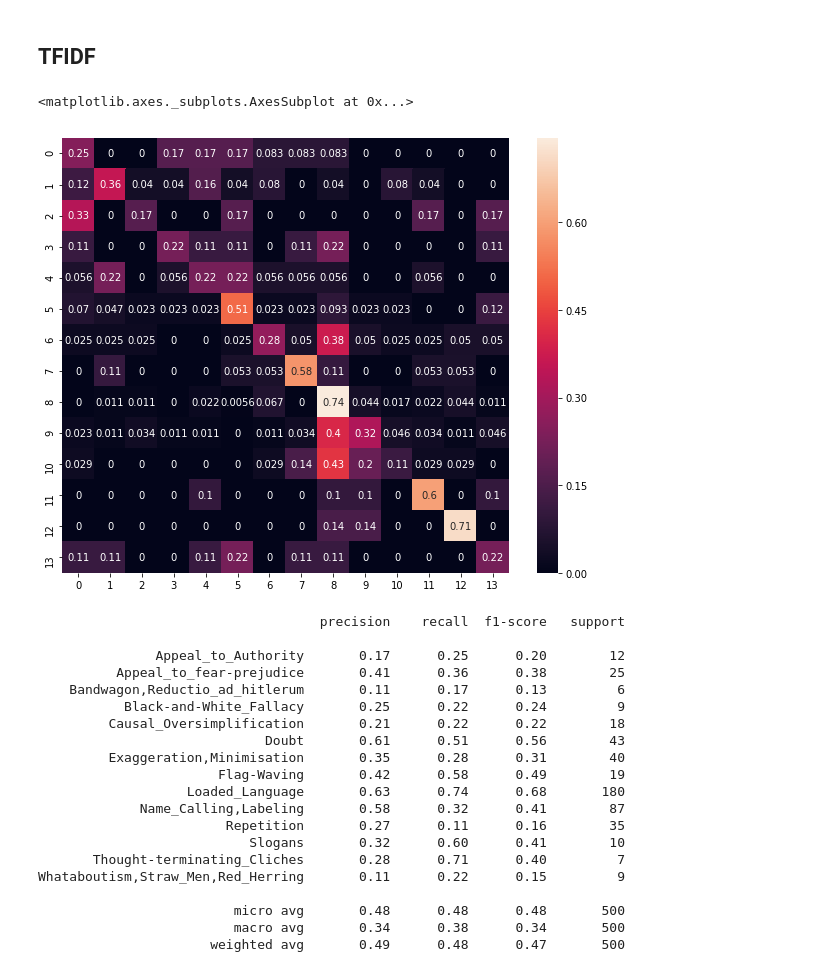
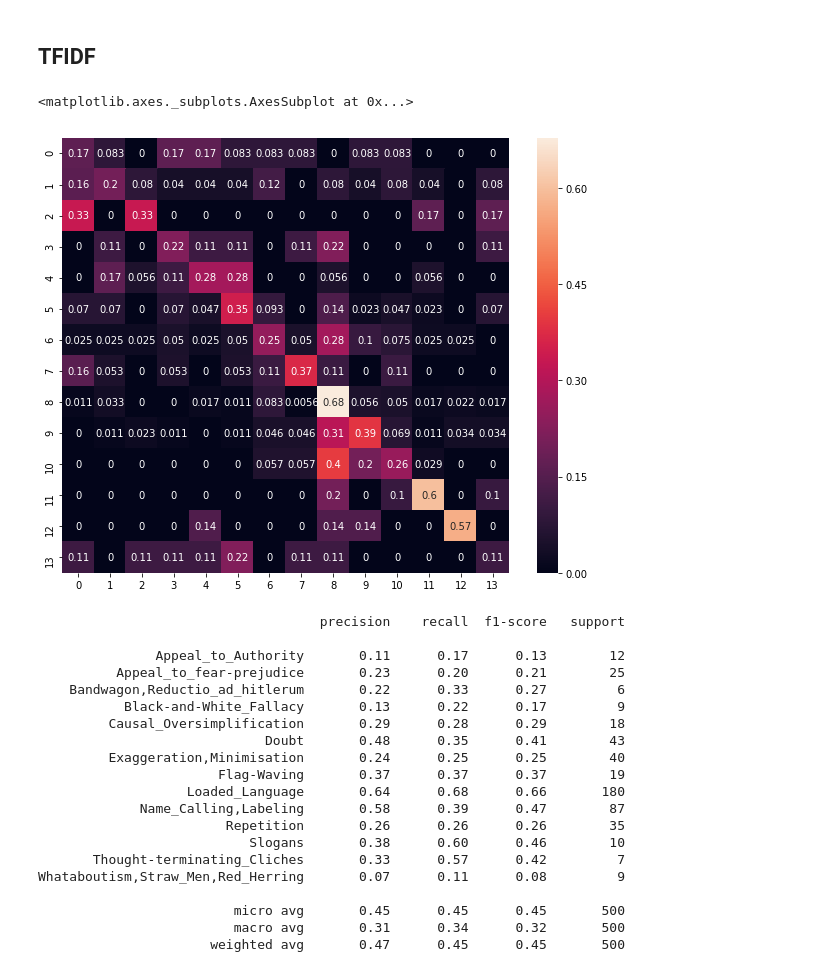
Before and after one commit to harel-coffee/News-Propaganda-Detection-auto, a Jupyter notebook: ML models.ipynb, the cells around one changed output. Saved outputs shown, nothing was run; the diff lists cells and outputs as text; code cells hidden in the pictures.

```diff
--- a/ML models.ipynb
+++ b/ML models.ipynb
@@ -265,40 +228,40 @@ from imblearn.over_sampling import SMOTE
 # %%
-tfidf = TfidfVectorizer(sublinear_tf=True, min_df=5,ngram_range=(1, 2),stop_words='english')
+tfidf = TfidfVectorizer(sublinear_tf=True, min_df=5,ngram_range=(1, 3),stop_words='english')
 features = tfidf.fit_transform(df.Sentence).toarray()
 features = np.append(features,df['Span'].values.reshape(-1,1),axis=1)
 X_train, X_test, Y_train, Y_test = train_test_split(features,df['Target'].values,test_size=500, stratify=df['Target'].values, random_state=1234)
 # %%
 model_lr=LogisticRegression(penalty='l2', class_weight='balanced', solver="liblinear", max_iter=500)
 model_lr.fit(X_train,Y_train)
-predz=model_lr.predict(X_test)
+pred_lr=model_lr.predict(X_test)
 # %%
-cm=confusion_matrix(Y_test,predz)
+cm=confusion_matrix(Y_test,pred_lr)
 cm = cm.astype('float') / cm.sum(axis=1)[:, np.newaxis]
 plt.figure(figsize = (10,8))
 sns.heatmap(cm,annot=True)
 # %% [output]
 <matplotlib.axes._subplots.AxesSubplot at 0x...>
-[figure, old version]
+[figure, new version]
 # %%
-print(classification_report(Y_test,predz))
+print(classification_report(Y_test,pred_lr))
 # %% [output]
                                     precision    recall  f1-score   support
 
-               Appeal_to_Authority       0.17      0.25      0.20        12
-          Appeal_to_fear-prejudice       0.41      0.36      0.38        25
-    Bandwagon,Reductio_ad_hitlerum       0.11      0.17      0.13         6
-           Black-and-White_Fallacy       0.25      0.22      0.24         9
-         Causal_Oversimplification       0.21      0.22      0.22        18
-                             Doubt       0.61      0.51      0.56        43
-         Exaggeration,Minimisation       0.35      0.28      0.31        40
-                       Flag-Waving       0.42      0.58      0.49        19
-                   Loaded_Language       0.63      0.74      0.68       180
-             Name_Calling,Labeling       0.58      0.32      0.41        87
-                        Repetition       0.27      0.11      0.16        35
-                           Slogans       0.32      0.60      0.41        10
-       Thought-terminating_Cliches       0.28      0.71      0.40         7
-Whataboutism,Straw_Men,Red_Herring       0.11      0.22      0.15         9
+               Appeal_to_Authority       0.11      0.17      0.13        12
+          Appeal_to_fear-prejudice       0.23      0.20      0.21        25
+    Bandwagon,Reductio_ad_hitlerum       0.22      0.33      0.27         6
+           Black-and-White_Fallacy       0.13      0.22      0.17         9
+         Causal_Oversimplification       0.29      0.28      0.29        18
+                             Doubt       0.48      0.35      0.41        43
+         Exaggeration,Minimisation       0.24      0.25      0.25        40
+                       Flag-Waving       0.37      0.37      0.37        19
+                   Loaded_Language       0.64      0.68      0.66       180
+             Name_Calling,Labeling       0.58      0.39      0.47        87
+                        Repetition       0.26      0.26      0.26        35
+                           Slogans       0.38      0.60      0.46        10
+       Thought-terminating_Cliches       0.33      0.57      0.42         7
+Whataboutism,Straw_Men,Red_Herring       0.07      0.11      0.08         9
 
-                         micro avg       0.48      0.48      0.48       500
-                         macro avg       0.34      0.38      0.34       500
-                      weighted avg       0.49      0.48      0.47       500
+                         micro avg       0.45      0.45      0.45       500
+                         macro avg       0.31      0.34      0.32       500
+                      weighted avg       0.47      0.45      0.45       500
```
Also changed, not shown: parts of 12 cells of this notebook, 2 other files.
